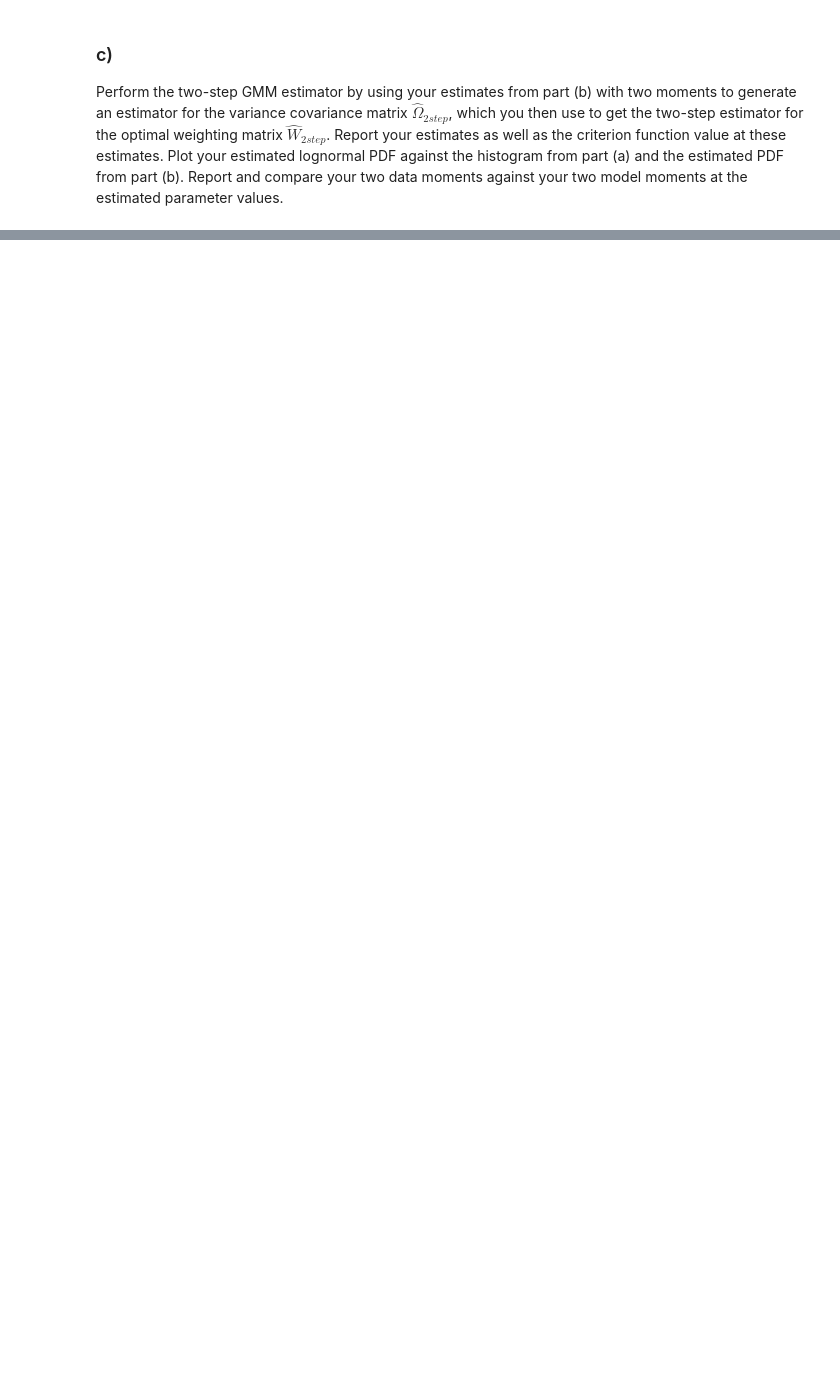
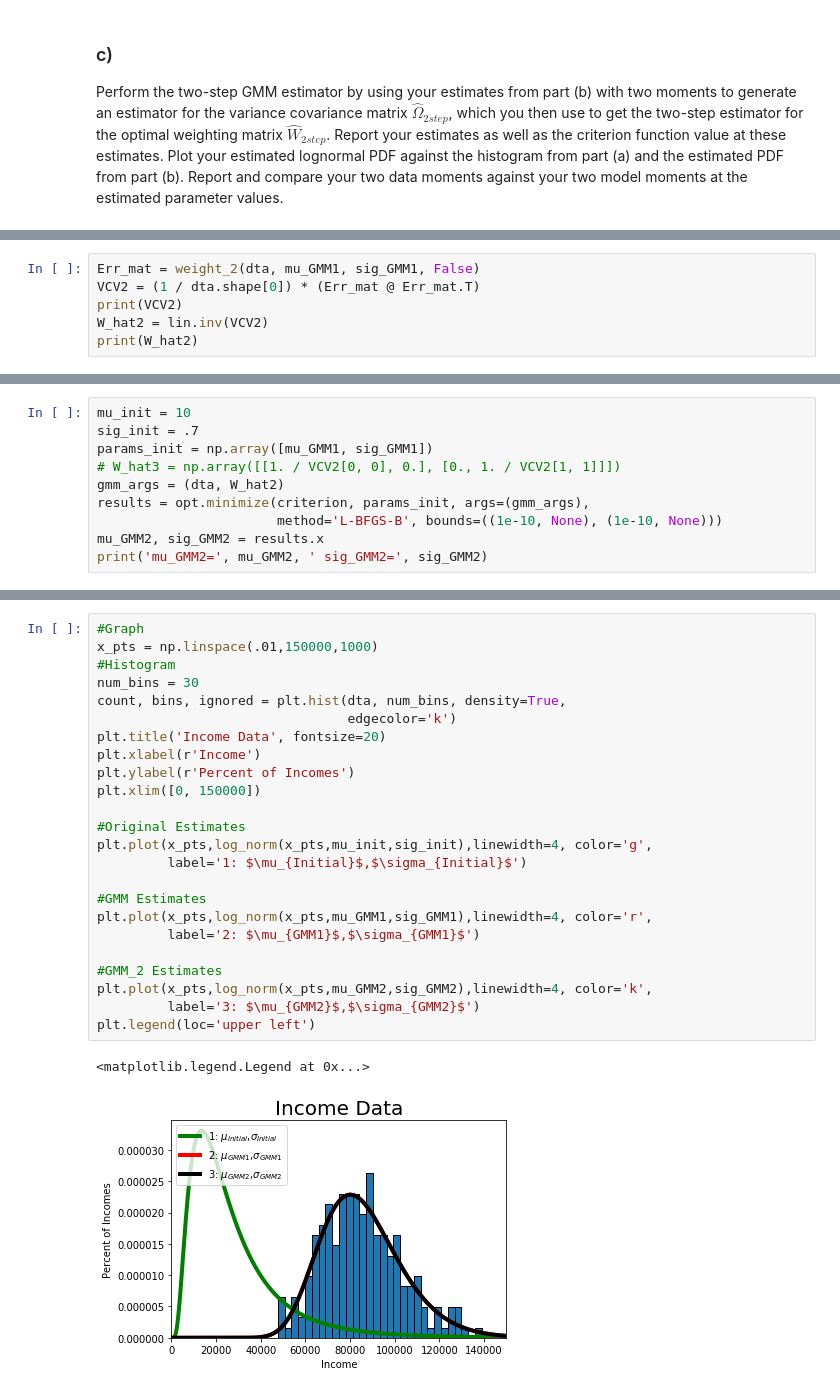
Before and after one commit to JoshLaven/persp-model-econ_w20, a Jupyter notebook: ProblemSets/PS5/PS5Laven.ipynb, the cells around one changed output, grey strips where cells are left out. Drawn from its saved outputs; the diff is of its cells as text; blank space fills up the shorter version.

```diff
--- a/ProblemSets/PS5/PS5Laven.ipynb
+++ b/ProblemSets/PS5/PS5Laven.ipynb
@@ -240,0 +191,6 @@ Perform the two-step GMM estimator by using your estimates from part (b) with tw
+# %%
+Err_mat = weight_2(dta, mu_GMM1, sig_GMM1, False)
+VCV2 = (1 / dta.shape[0]) * (Err_mat @ Err_mat.T)
+print(VCV2)
+W_hat2 = lin.inv(VCV2)
+print(W_hat2)
@@ -240,0 +202,10 @@ Perform the two-step GMM estimator by using your estimates from part (b) with tw
+# %%
+mu_init = 10
+sig_init = .7
+params_init = np.array([mu_GMM1, sig_GMM1])
+# W_hat3 = np.array([[1. / VCV2[0, 0], 0.], [0., 1. / VCV2[1, 1]]])
+gmm_args = (dta, W_hat2)
+results = opt.minimize(criterion, params_init, args=(gmm_args),
+                       method='L-BFGS-B', bounds=((1e-10, None), (1e-10, None)))
+mu_GMM2, sig_GMM2 = results.x
+print('mu_GMM2=', mu_GMM2, ' sig_GMM2=', sig_GMM2)
@@ -240,0 +240,27 @@ Perform the two-step GMM estimator by using your estimates from part (b) with tw
+# %%
+#Graph
+x_pts = np.linspace(.01,150000,1000)
+#Histogram
+num_bins = 30
+count, bins, ignored = plt.hist(dta, num_bins, density=True,
+                                edgecolor='k')
+plt.title('Income Data', fontsize=20)
+plt.xlabel(r'Income')
+plt.ylabel(r'Percent of Incomes')
+plt.xlim([0, 150000])
+
+#Original Estimates
+plt.plot(x_pts,log_norm(x_pts,mu_init,sig_init),linewidth=4, color='g',
+         label='1: $\mu_{Initial}$,$\sigma_{Initial}$')
+
+#GMM Estimates
+plt.plot(x_pts,log_norm(x_pts,mu_GMM1,sig_GMM1),linewidth=4, color='r',
+         label='2: $\mu_{GMM1}$,$\sigma_{GMM1}$')
+
+#GMM_2 Estimates
+plt.plot(x_pts,log_norm(x_pts,mu_GMM2,sig_GMM2),linewidth=4, color='k',
+         label='3: $\mu_{GMM2}$,$\sigma_{GMM2}$')
+plt.legend(loc='upper left')
+# %% [output]
+<matplotlib.legend.Legend at 0x...>
+[figure, added]
```
Also changed, not shown: parts of 21 cells of this notebook.
